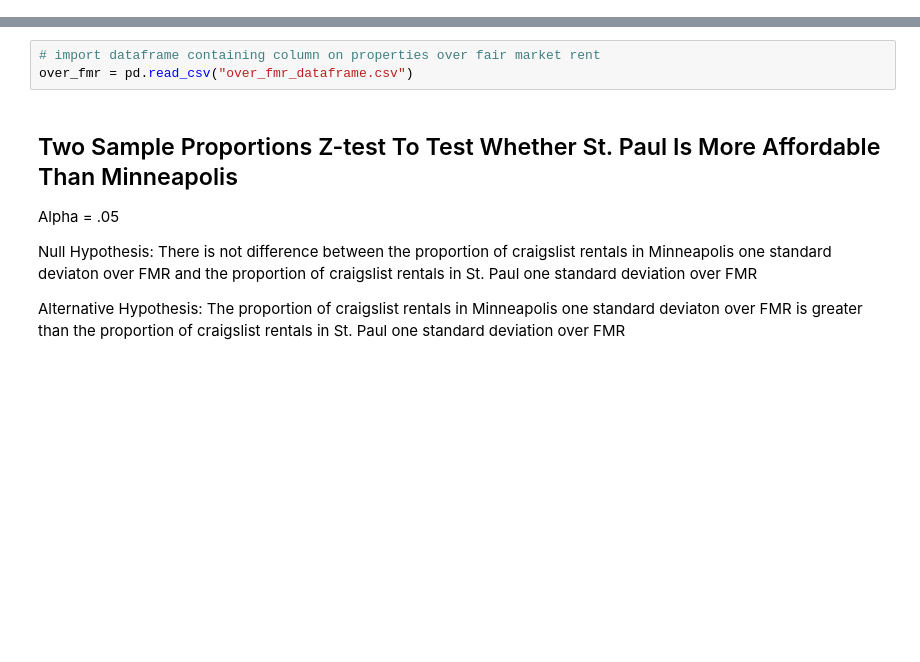
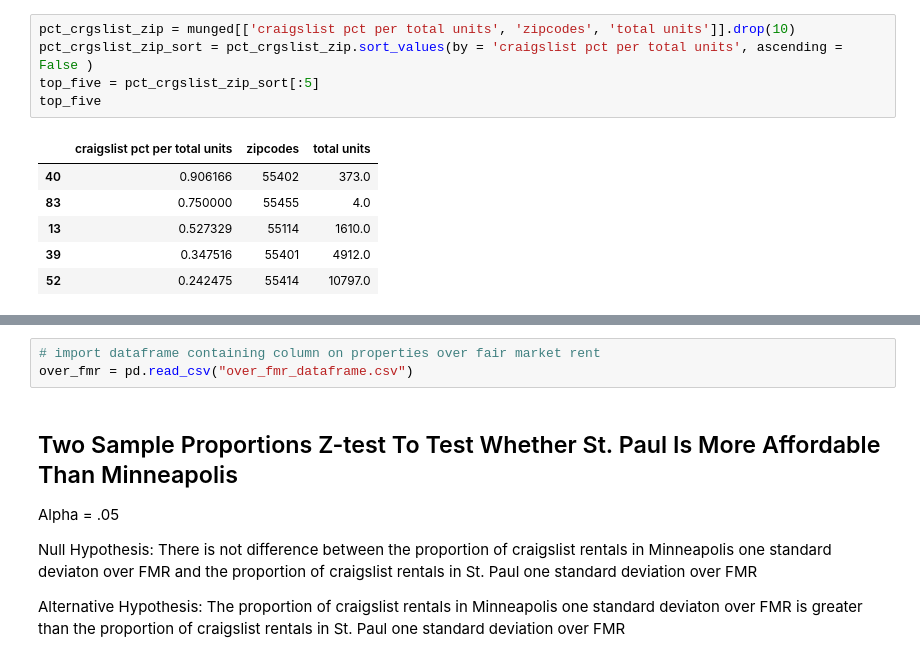
Before and after one commit to murra667/Inferential-Statistics-Craigslist-Rental-Market-Twin-Cities, a Jupyter notebook: Craigslist Rental Housing Ads Inferential Statistics.ipynb, the cells around one changed output, grey strips where cells are left out. Saved outputs shown, nothing was run; the diff lists cells and outputs as text; blank space fills up the shorter version.

```diff
--- a/Craigslist Rental Housing Ads Inferential Statistics.ipynb
+++ b/Craigslist Rental Housing Ads Inferential Statistics.ipynb
@@ -23,0 +31,12 @@ plt.show()
+# %%
+pct_crgslist_zip = munged[['craigslist pct per total units', 'zipcodes', 'total units']].drop(10)
+pct_crgslist_zip_sort = pct_crgslist_zip.sort_values(by = 'craigslist pct per total units', ascending = False )
+top_five = pct_crgslist_zip_sort[:5]
+top_five
+# %% [output]
+|  | craigslist pct per total units | zipcodes | total units |
+| 40 | 0.906166 | 55402 | 373.0 |
+| 83 | 0.750000 | 55455 | 4.0 |
+| 13 | 0.527329 | 55114 | 1610.0 |
+| 39 | 0.347516 | 55401 | 4912.0 |
+| 52 | 0.242475 | 55414 | 10797.0 |
```
Also changed, not shown: parts of 15 cells of this notebook.
